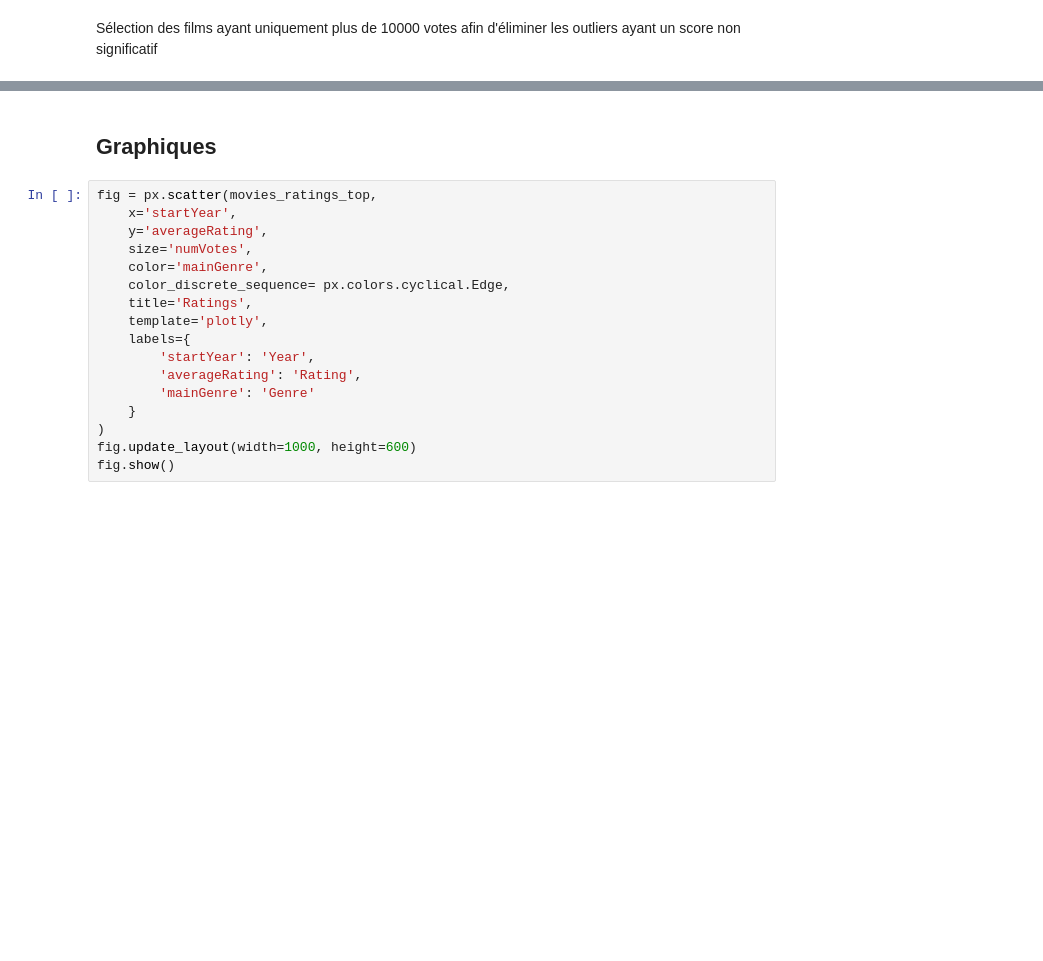
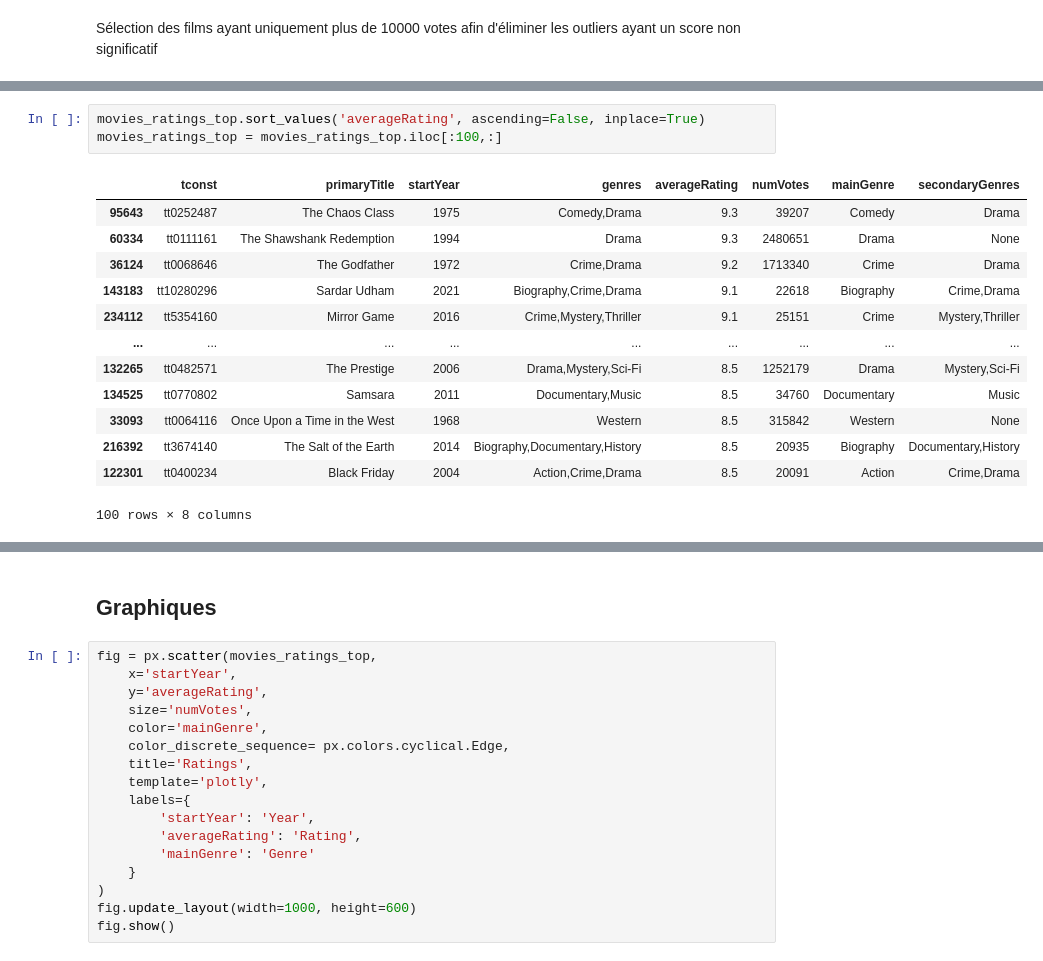
Before and after one commit to CathieLC/Wild_movie_project, a Jupyter notebook: Guillaume/ratings_data.ipynb, the cells around one changed output, grey strips where cells are left out. Saved outputs shown, nothing was run; the diff lists cells and outputs as text; blank space fills up the shorter version.

```diff
--- a/Guillaume/ratings_data.ipynb
+++ b/Guillaume/ratings_data.ipynb
@@ -198,0 +180,17 @@ See Full Dataframe in Mito
+# %%
+movies_ratings_top.sort_values('averageRating', ascending=False, inplace=True)
+movies_ratings_top = movies_ratings_top.iloc[:100,:]
+# %% [output]
+|  | tconst | primaryTitle | startYear | genres | averageRating | numVotes | mainGenre | secondaryGenres |
+| 95643 | tt0252487 | The Chaos Class | 1975 | Comedy,Drama | 9.3 | 39207 | Comedy | Drama |
+| 60334 | tt0111161 | The Shawshank Redemption | 1994 | Drama | 9.3 | 2480651 | Drama | None |
+| 36124 | tt0068646 | The Godfather | 1972 | Crime,Drama | 9.2 | 1713340 | Crime | Drama |
+| 143183 | tt10280296 | Sardar Udham | 2021 | Biography,Crime,Drama | 9.1 | 22618 | Biography | Crime,Drama |
+| 234112 | tt5354160 | Mirror Game | 2016 | Crime,Mystery,Thriller | 9.1 | 25151 | Crime | Mystery,Thriller |
+| ... | ... | ... | ... | ... | ... | ... | ... | ... |
+| 132265 | tt0482571 | The Prestige | 2006 | Drama,Mystery,Sci-Fi | 8.5 | 1252179 | Drama | Mystery,Sci-Fi |
+| 134525 | tt0770802 | Samsara | 2011 | Documentary,Music | 8.5 | 34760 | Documentary | Music |
+| 33093 | tt0064116 | Once Upon a Time in the West | 1968 | Western | 8.5 | 315842 | Western | None |
+| 216392 | tt3674140 | The Salt of the Earth | 2014 | Biography,Documentary,History | 8.5 | 20935 | Biography | Documentary,History |
+| 122301 | tt0400234 | Black Friday | 2004 | Action,Crime,Drama | 8.5 | 20091 | Action | Crime,Drama |
+100 rows × 8 columns
```
Also changed, not shown: parts of 15 cells of this notebook.
